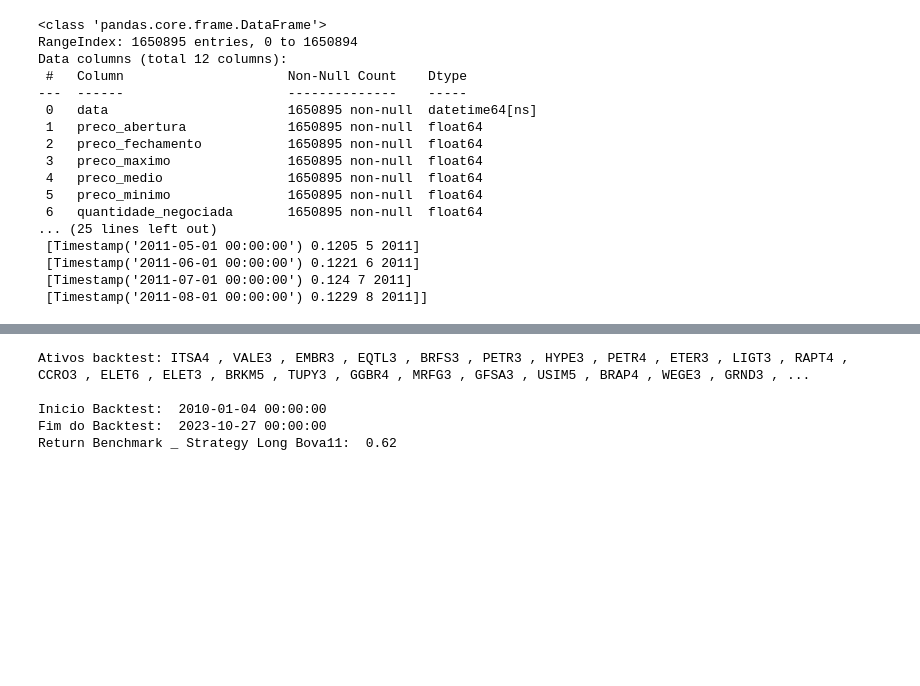
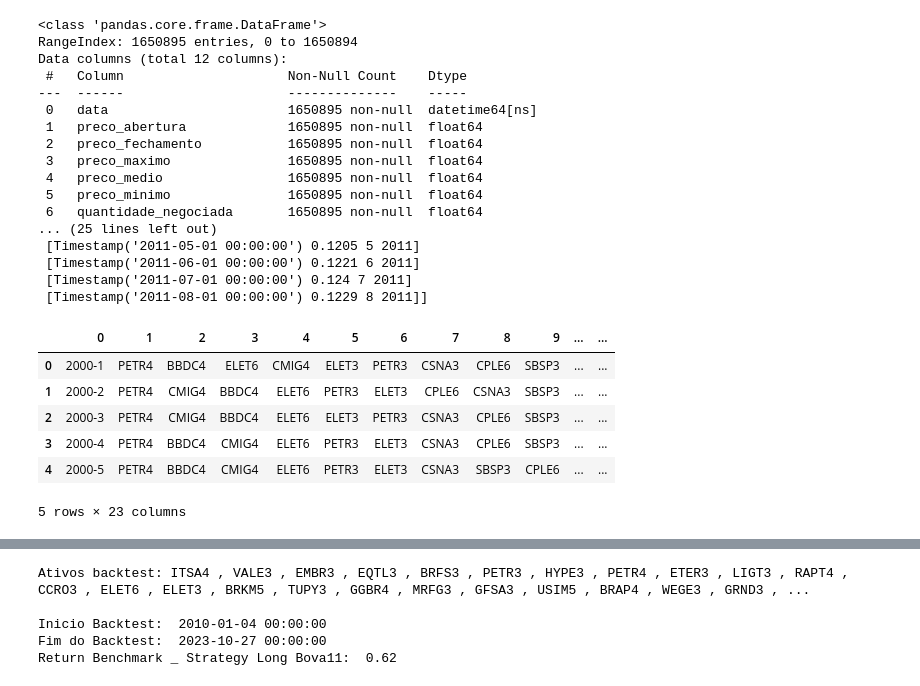
Before and after one commit to gassuncao27/quant_research_2023, a Jupyter notebook: model_tests2.ipynb, the cells around one changed output, grey strips where cells are left out. Drawn from its saved outputs; the diff is of its cells as text; code cells hidden in the pictures; blank space fills up the shorter version.

```diff
--- a/model_tests2.ipynb
+++ b/model_tests2.ipynb
@@ -58,34 +58,42 @@ Data columns (total 12 columns):
 # Dados ativos mais líquidos mes a mes
 def valores_unicos_df(dataframe):
     valores_unicos = []
     for coluna in dataframe.columns[1:]:
         valores_unicos_coluna = list(dataframe[coluna].unique())
         valores_unicos.extend(valores_unicos_coluna)
     valores_unicos = list(set(valores_unicos))
 
     return valores_unicos
 
 # Função para extrair o ano (primeiros 4 caracteres)
 def extrair_ano(data):
     return data[:4]
 
 # Função para extrair o valor após o hífen
 def extrair_apos_hifen(data):
     partes = data.split('-')
     if len(partes) > 1:
         return partes[1]
     else:
         return None
 
 portfolio_liquidez = pd.read_csv('portfolio_quant.csv', delimiter=',', header=None)
 # tickers_strategy = valores_unicos_df(portfolio_liquidez)
 portfolio_liquidez.tail(5)
 portfolio_liquidez.shape
 # portfolio_liquidez = portfolio_liquidez.iloc[:, 0:5]
 portfolio_liquidez['Ano'] = portfolio_liquidez[0].apply(extrair_ano)
 portfolio_liquidez['Mes'] = portfolio_liquidez[0].apply(extrair_apos_hifen)
 tickers_strategy = valores_unicos_df(portfolio_liquidez)
-# portfolio_liquidez.head(5)
+portfolio_liquidez.head(5)
+# %% [output]
+|  | 0 | 1 | 2 | 3 | 4 | 5 | 6 | 7 | 8 | 9 | ... | ... |
+| 0 | 2000-1 | PETR4 | BBDC4 | ELET6 | CMIG4 | ELET3 | PETR3 | CSNA3 | CPLE6 | SBSP3 | ... | ... |
+| 1 | 2000-2 | PETR4 | CMIG4 | BBDC4 | ELET6 | PETR3 | ELET3 | CPLE6 | CSNA3 | SBSP3 | ... | ... |
+| 2 | 2000-3 | PETR4 | CMIG4 | BBDC4 | ELET6 | ELET3 | PETR3 | CSNA3 | CPLE6 | SBSP3 | ... | ... |
+| 3 | 2000-4 | PETR4 | BBDC4 | CMIG4 | ELET6 | PETR3 | ELET3 | CSNA3 | CPLE6 | SBSP3 | ... | ... |
+| 4 | 2000-5 | PETR4 | BBDC4 | CMIG4 | ELET6 | PETR3 | ELET3 | CSNA3 | SBSP3 | CPLE6 | ... | ... |
+5 rows × 23 columns
 # %%
 # Objeto dados das ações
 stock_data = StockData(df, tickers_selecionados=tickers_strategy)
```
Also changed, not shown: parts of 11 cells of this notebook.
